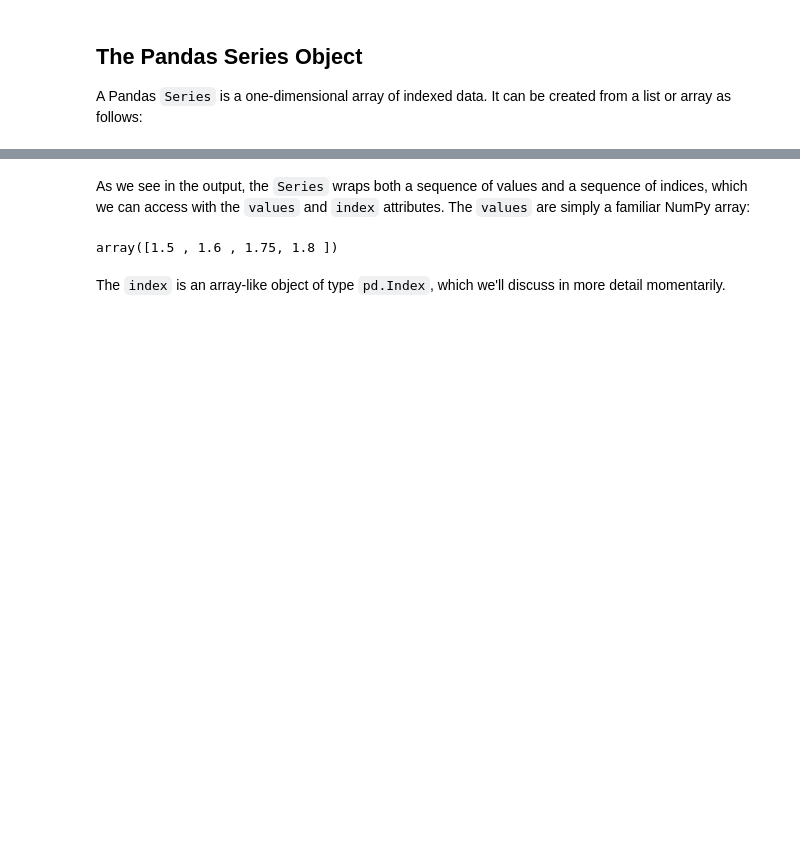
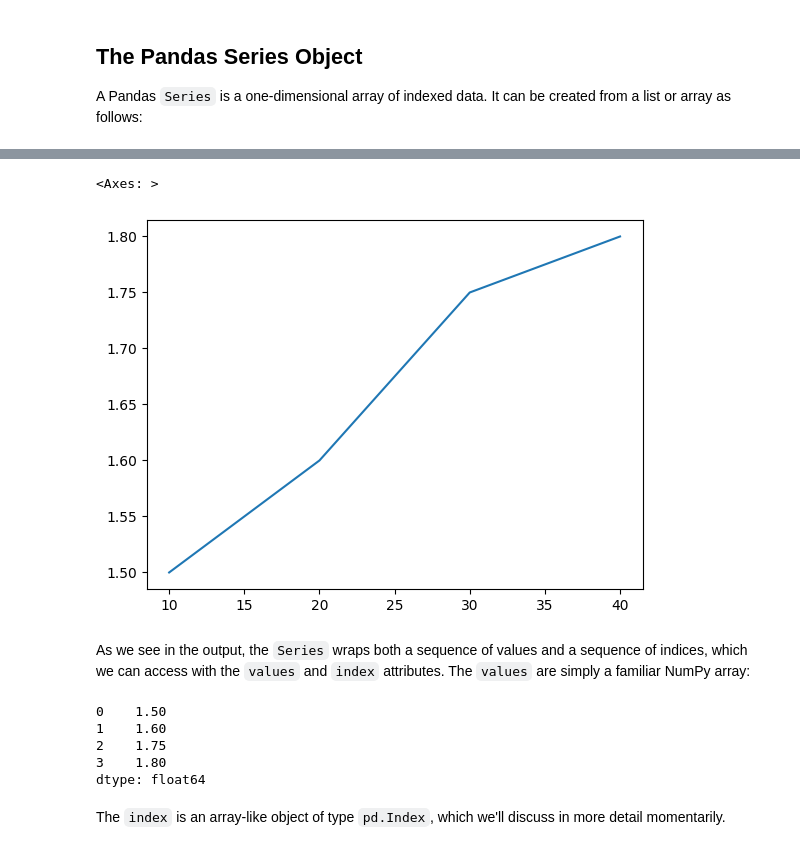
Before and after one commit to JLGOrtega/repo-clase-dsvlcsep24, a Jupyter notebook: 2-Data_Analysis/2-Pandas/Teoría/1_Introducing-Pandas-Objects.ipynb, the cells around one changed output, grey strips where cells are left out. Saved outputs shown, nothing was run; the diff lists cells and outputs as text; code cells hidden in the pictures; blank space fills up the shorter version.

```diff
--- a/2-Data_Analysis/2-Pandas/Teoría/1_Introducing-Pandas-Objects.ipynb
+++ b/2-Data_Analysis/2-Pandas/Teoría/1_Introducing-Pandas-Objects.ipynb
@@ -26,11 +39,20 @@ data
 dtype: float64
+# %%
+data.plot()
+# %% [output]
+<Axes: >
+[figure, added]
 # %% [markdown]
 As we see in the output, the ``Series`` wraps both a sequence of values and a sequence of indices, which we can access with the ``values`` and ``index`` attributes.
 The ``values`` are simply a familiar NumPy array:
 # %%
-data.values
+data
 # %% [output]
-array([1.5 , 1.6 , 1.75, 1.8 ])
+0    1.50
+1    1.60
+2    1.75
+3    1.80
+dtype: float64
 # %% [markdown]
 The ``index`` is an array-like object of type ``pd.Index``, which we'll discuss in more detail momentarily.
 # %%
```
Also changed, not shown: parts of 41 cells of this notebook, 9 other files.
